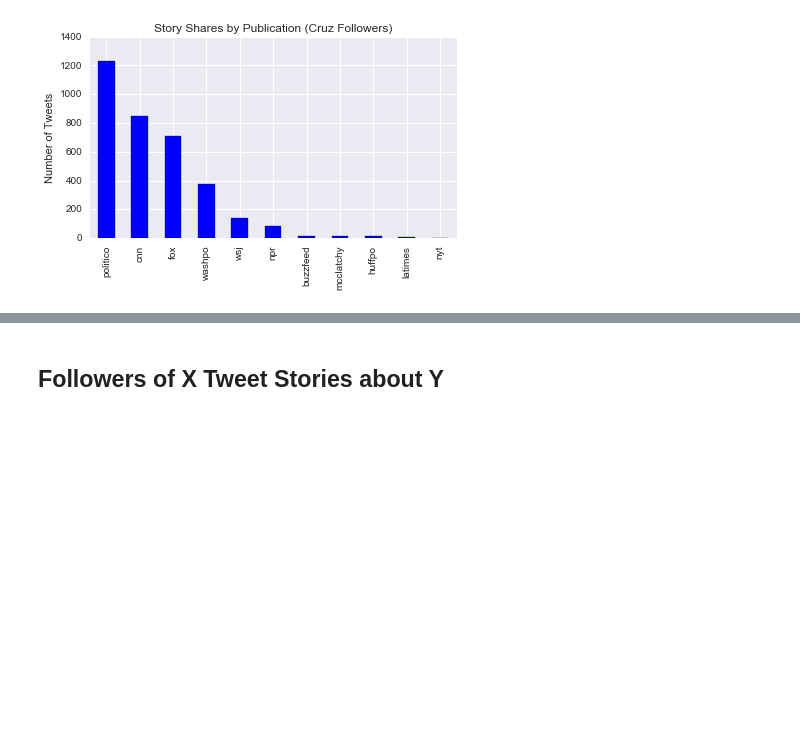
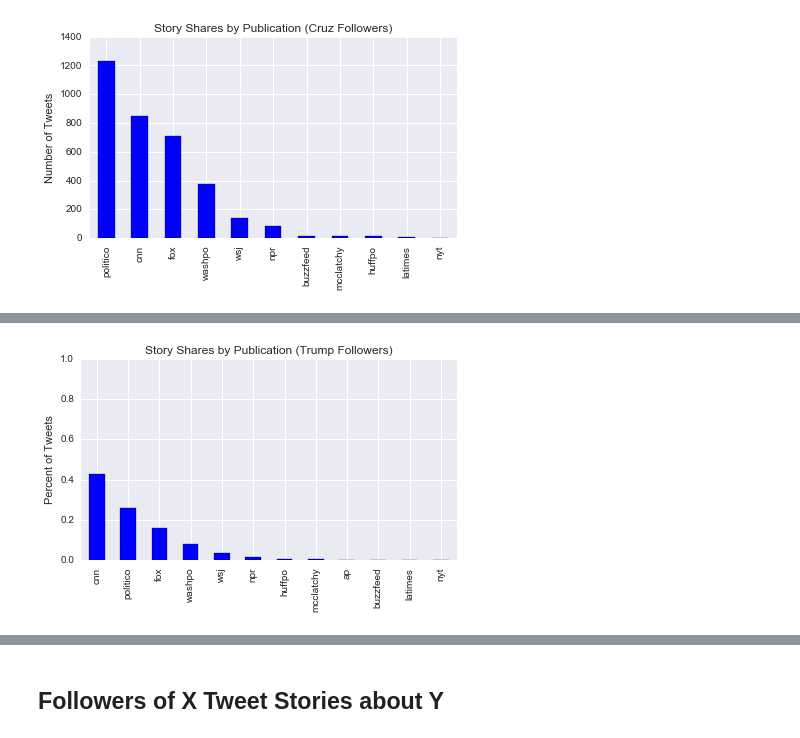
Before and after one commit to sbchou/thesis-extend, a Jupyter notebook: ANALYSIS/SingleCandid.ipynb, the cells around one changed output, grey strips where cells are left out. Cells and saved outputs as stored; diff of their text form; code cells hidden in the pictures; blank space fills up the shorter version.

```diff
--- a/ANALYSIS/SingleCandid.ipynb
+++ b/ANALYSIS/SingleCandid.ipynb
@@ -107,0 +118,9 @@ plt.savefig('FIGS/SUBSET/cruz_camp_pubs.png')
+# %%
+df[df.candidates == TRUMP].org.value_counts(normalize=True).plot(kind='bar')
+plt.title('Story Shares by Publication (Trump Followers)')
+plt.ylabel('Percent of Tweets')
+plt.ylim([0,1])
+plt.tight_layout()
+plt.savefig('FIGS/SUBSET/trump_camp_pubs_normalized.png')
+# %% [output]
+[figure, added]
```
Also changed, not shown: parts of 12 cells of this notebook, 6 other files.
